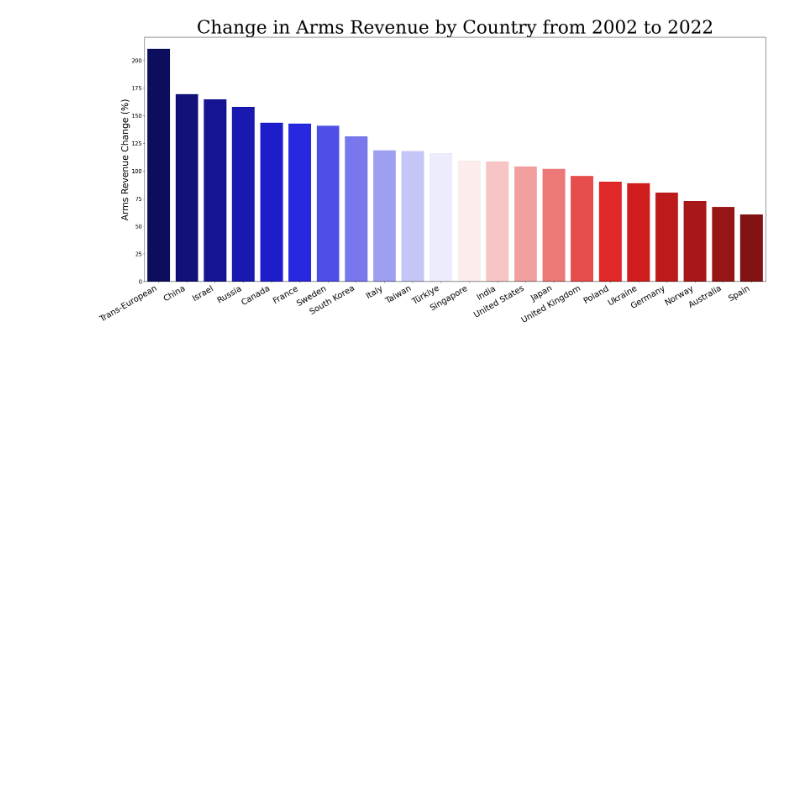
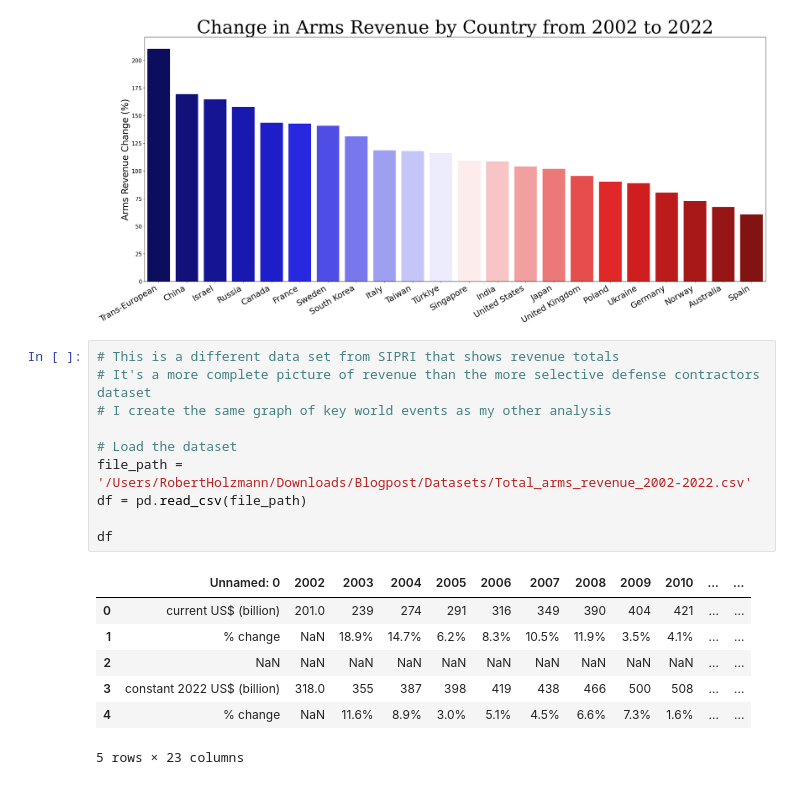
Before and after one commit to robertholzmann/Blogpost, a Jupyter notebook: Real Deal/SIPRI_arms_dataset.ipynb, the cells around one changed output. Cells and saved outputs as stored; diff of their text form; blank space fills up the shorter version.

```diff
--- a/Real Deal/SIPRI_arms_dataset.ipynb
+++ b/Real Deal/SIPRI_arms_dataset.ipynb
@@ -451,4 +552,22 @@ plt.show()
 # %% [output]
 Passing `palette` without assigning `hue` is deprecated and will be removed in v0.14.0. Assign the `x` variable to `hue` and set `legend=False` for the same effect.
 [figure]
+# %%
+# This is a different data set from SIPRI that shows revenue totals
+# It's a more complete picture of revenue than the more selective defense contractors dataset
+# I create the same graph of key world events as my other analysis
+
+# Load the dataset
+file_path = '/Users/RobertHolzmann/Downloads/Blogpost/Datasets/Total_arms_revenue_2002-2022.csv'
+df = pd.read_csv(file_path)
+
+df
+# %% [output]
+|  | Unnamed: 0 | 2002 | 2003 | 2004 | 2005 | 2006 | 2007 | 2008 | 2009 | 2010 | ... | ... |
+| 0 | current US$ (billion) | 201.0 | 239 | 274 | 291 | 316 | 349 | 390 | 404 | 421 | ... | ... |
+| 1 | % change | NaN | 18.9% | 14.7% | 6.2% | 8.3% | 10.5% | 11.9% | 3.5% | 4.1% | ... | ... |
+| 2 | NaN | NaN | NaN | NaN | NaN | NaN | NaN | NaN | NaN | NaN | ... | ... |
+| 3 | constant 2022 US$ (billion) | 318.0 | 355 | 387 | 398 | 419 | 438 | 466 | 500 | 508 | ... | ... |
+| 4 | % change | NaN | 11.6% | 8.9% | 3.0% | 5.1% | 4.5% | 6.6% | 7.3% | 1.6% | ... | ... |
+5 rows × 23 columns
 # %%
```
Also changed, not shown: parts of 6 cells of this notebook, 3 other files.
